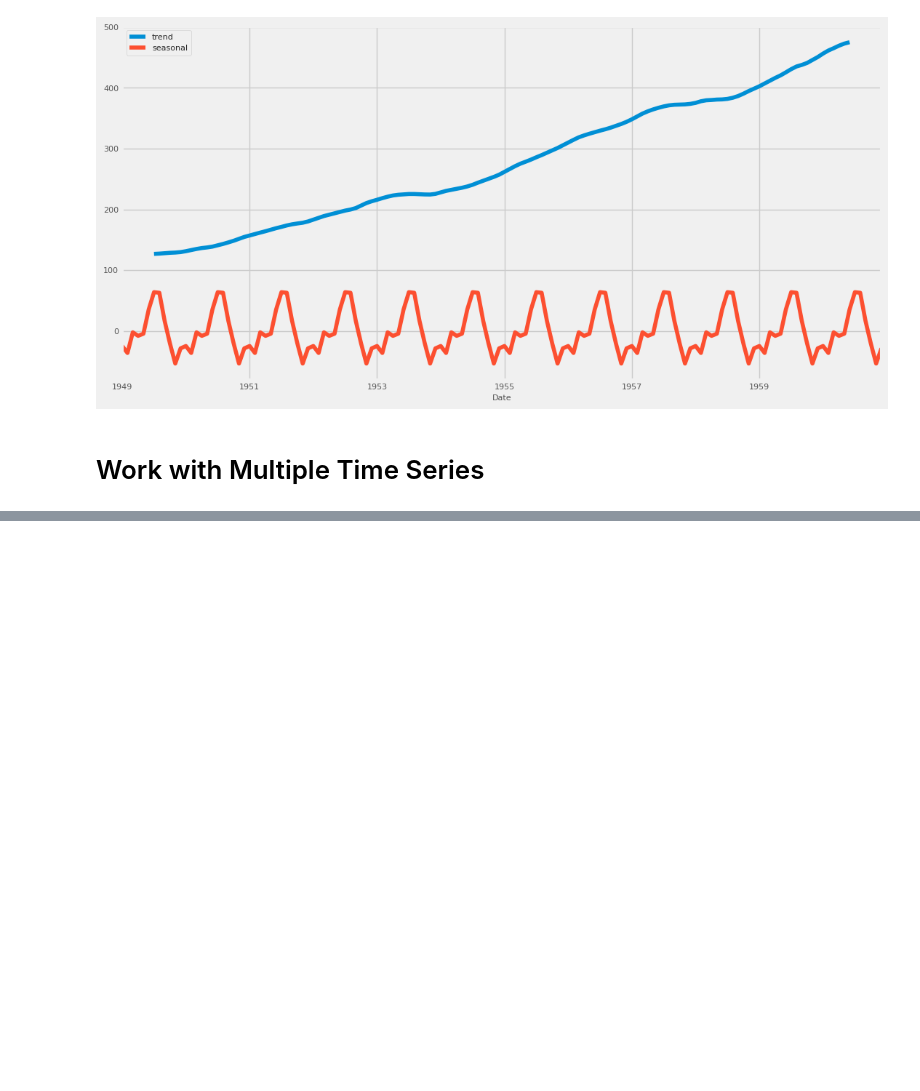
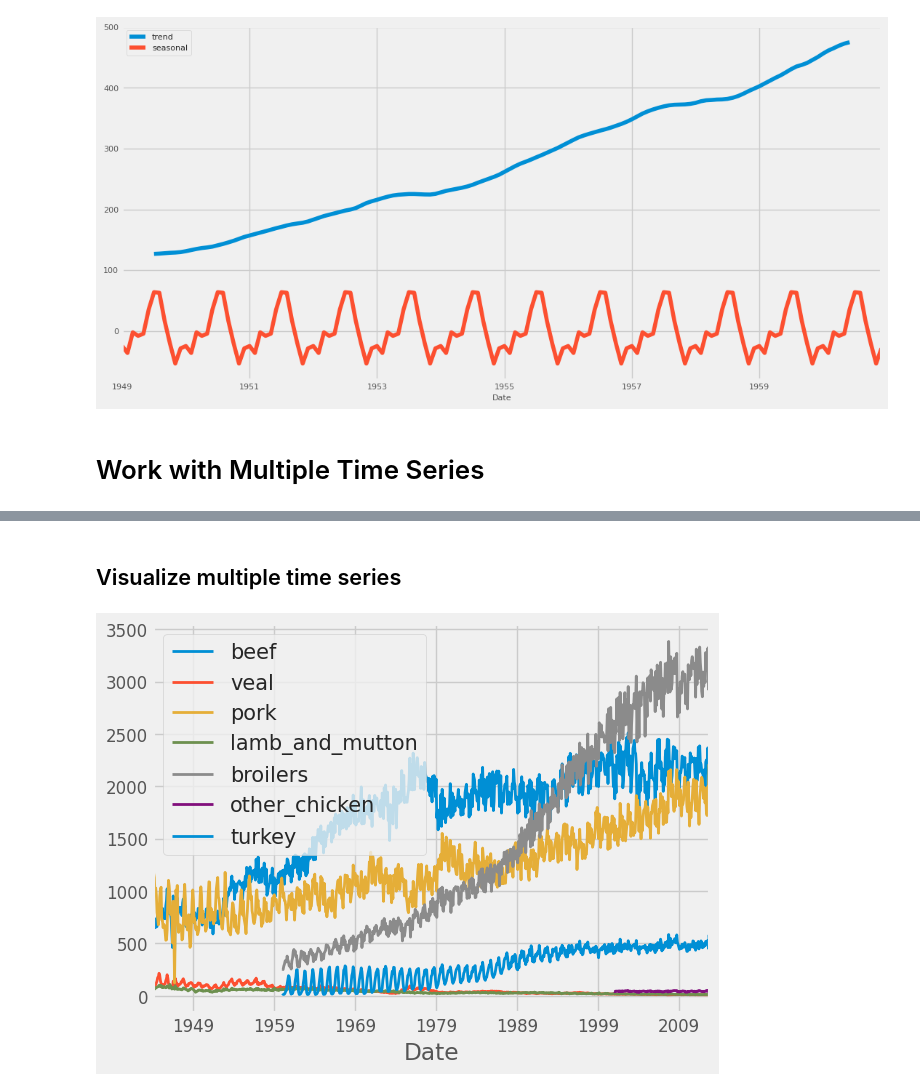
Before and after one commit to MeghanGH/time-series-with-python, a Jupyter notebook: Visualizing_time_series_data_in_python.ipynb, the cells around one changed output, grey strips where cells are left out. Drawn from its saved outputs; the diff is of its cells as text; code cells hidden in the pictures; blank space fills up the shorter version.

```diff
--- a/Visualizing_time_series_data_in_python.ipynb
+++ b/Visualizing_time_series_data_in_python.ipynb
@@ -585,0 +588,4 @@ Month
+# %%
+ch4_meat_csv = '/content/drive/My Drive/Colab Notebooks/Time-Series-with-Python/data/ch4_meat.csv'
+meat = pd.read_csv(ch4_meat_csv, parse_dates=['date'], index_col='date')
+meat.head()
@@ -585,0 +629,14 @@ Month
+# %% [markdown]
+## Visualize multiple time series
+# %%
+# Plot time series dataset
+ax = meat.plot(linewidth=2, fontsize=12)
+
+# Additional customizations
+ax.set_xlabel('Date')
+ax.legend(fontsize=15)
+
+# Show plot
+plt.show()
+# %% [output]
+[figure, added]
```
Also changed, not shown: parts of 18 cells of this notebook.
